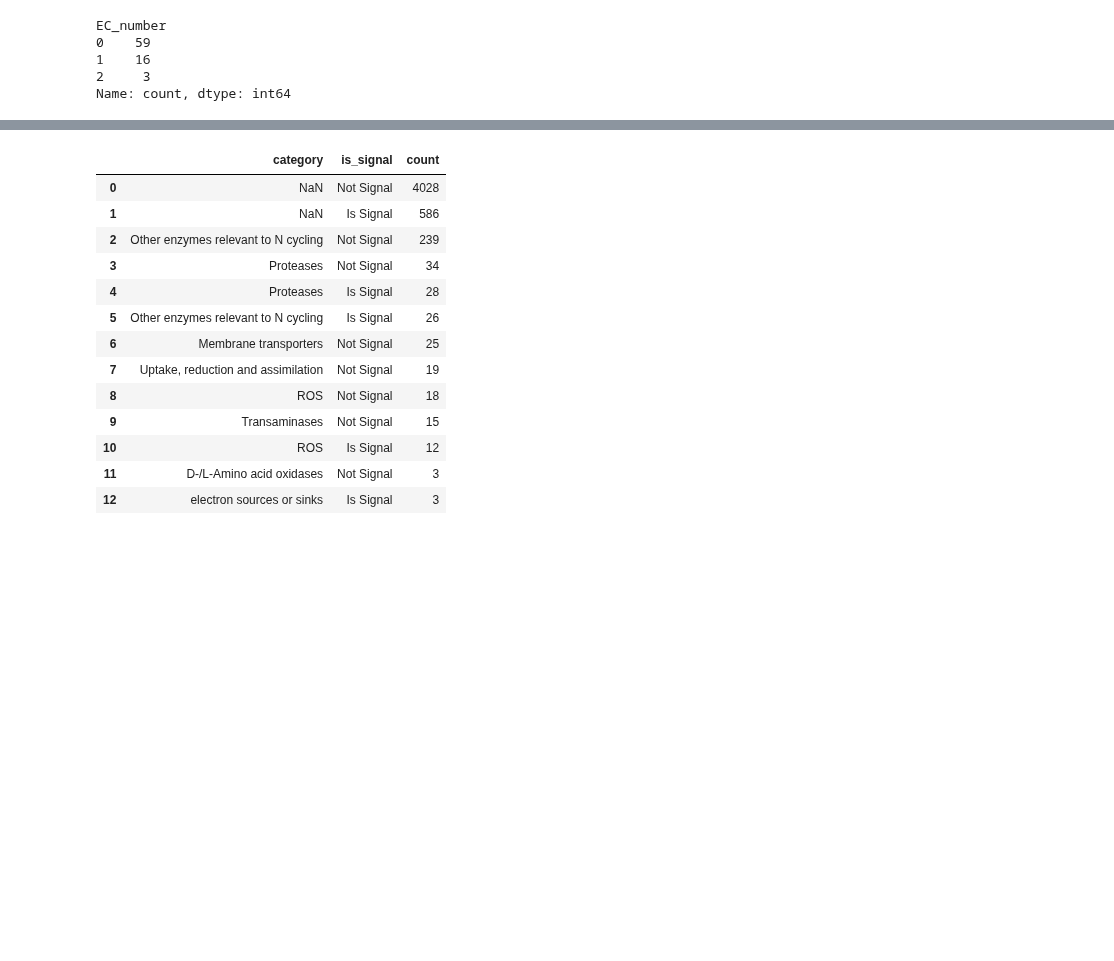
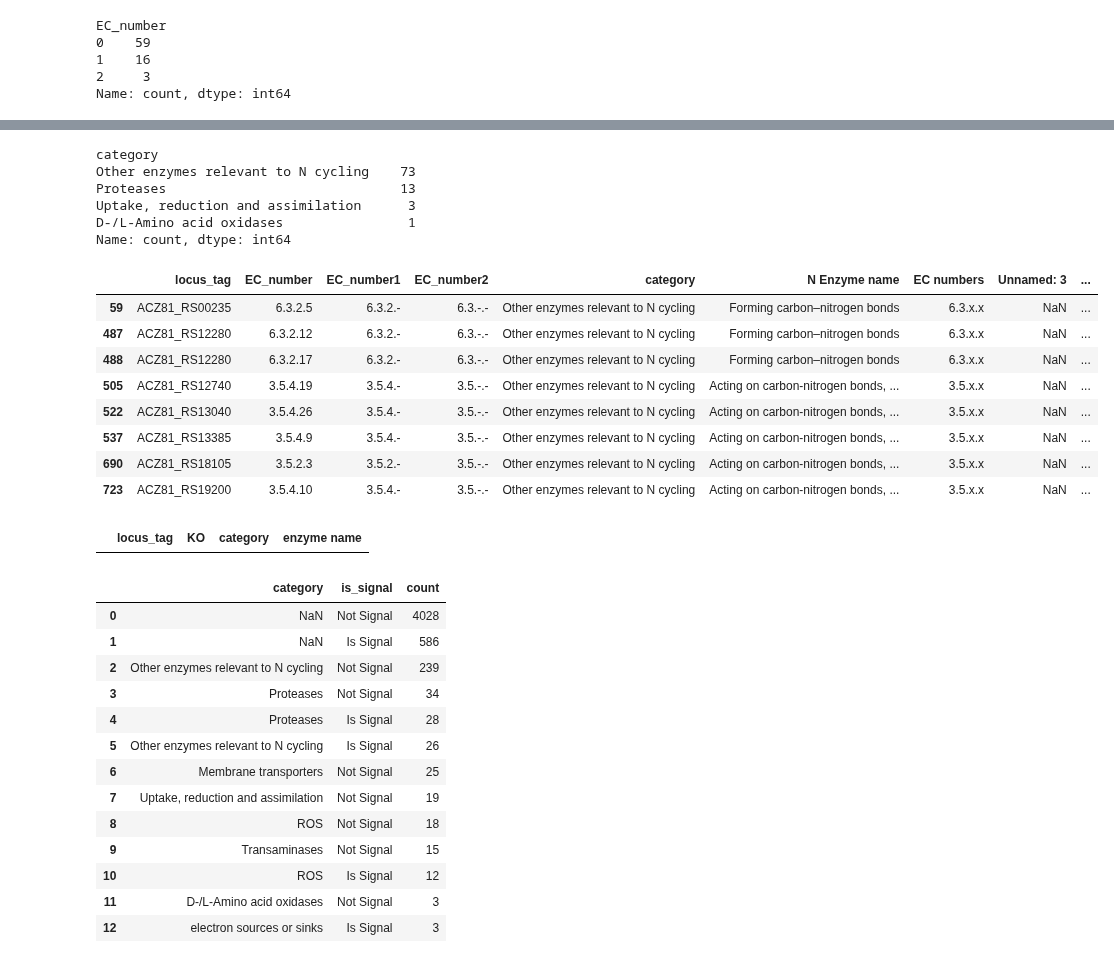
Before and after one commit to wosnat/CC1A3, a Jupyter notebook: genomes/HOT1A3/signalp_ROS_protease/CC1A3 HOT1A3 analyze EC.ipynb, the cells around one changed output, grey strips where cells are left out. Drawn from its saved outputs; the diff is of its cells as text; code cells hidden in the pictures; blank space fills up the shorter version.

```diff
--- a/genomes/HOT1A3/signalp_ROS_protease/CC1A3 HOT1A3 analyze EC.ipynb
+++ b/genomes/HOT1A3/signalp_ROS_protease/CC1A3 HOT1A3 analyze EC.ipynb
@@ -392,3 +224,29 @@ ec_df4
+# %%
+ec_df3.drop_duplicates('locus_tag')[['category', ]].value_counts()
+# %% [output]
+category
+Other enzymes relevant to N cycling    73
+Proteases                              13
+Uptake, reduction and assimilation      3
+D-/L-Amino acid oxidases                1
+Name: count, dtype: int64
+# %%
+ec_df3.loc[ec_df3.locus_tag.duplicated(keep=False)& ~ec_df3.category.isna()]
+# %% [output]
+|  | locus_tag | EC_number | EC_number1 | EC_number2 | category | N Enzyme name | EC numbers | Unnamed: 3 | ... |
+| 59 | ACZ81_RS00235 | 6.3.2.5 | 6.3.2.- | 6.3.-.- | Other enzymes relevant to N cycling | Forming carbon–nitrogen bonds | 6.3.x.x | NaN | ... |
+| 487 | ACZ81_RS12280 | 6.3.2.12 | 6.3.2.- | 6.3.-.- | Other enzymes relevant to N cycling | Forming carbon–nitrogen bonds | 6.3.x.x | NaN | ... |
+| 488 | ACZ81_RS12280 | 6.3.2.17 | 6.3.2.- | 6.3.-.- | Other enzymes relevant to N cycling | Forming carbon–nitrogen bonds | 6.3.x.x | NaN | ... |
+| 505 | ACZ81_RS12740 | 3.5.4.19 | 3.5.4.- | 3.5.-.- | Other enzymes relevant to N cycling | Acting on carbon-nitrogen bonds, ... | 3.5.x.x | NaN | ... |
+| 522 | ACZ81_RS13040 | 3.5.4.26 | 3.5.4.- | 3.5.-.- | Other enzymes relevant to N cycling | Acting on carbon-nitrogen bonds, ... | 3.5.x.x | NaN | ... |
+| 537 | ACZ81_RS13385 | 3.5.4.9 | 3.5.4.- | 3.5.-.- | Other enzymes relevant to N cycling | Acting on carbon-nitrogen bonds, ... | 3.5.x.x | NaN | ... |
+| 690 | ACZ81_RS18105 | 3.5.2.3 | 3.5.2.- | 3.5.-.- | Other enzymes relevant to N cycling | Acting on carbon-nitrogen bonds, ... | 3.5.x.x | NaN | ... |
+| 723 | ACZ81_RS19200 | 3.5.4.10 | 3.5.4.- | 3.5.-.- | Other enzymes relevant to N cycling | Acting on carbon-nitrogen bonds, ... | 3.5.x.x | NaN | ... |
+# %%
+ko_df.locus_tag.value_counts()
+ko_df2.loc[ko_df2.locus_tag.duplicated(keep=False)& ~ko_df2.category.isna()]
+# %% [output]
+|  | locus_tag | KO | category | enzyme name |
 # %%
 ec_df4['category'] = ec_df4['category_x']
 
```
Also changed, not shown: parts of 36 cells of this notebook, 6 other files.
